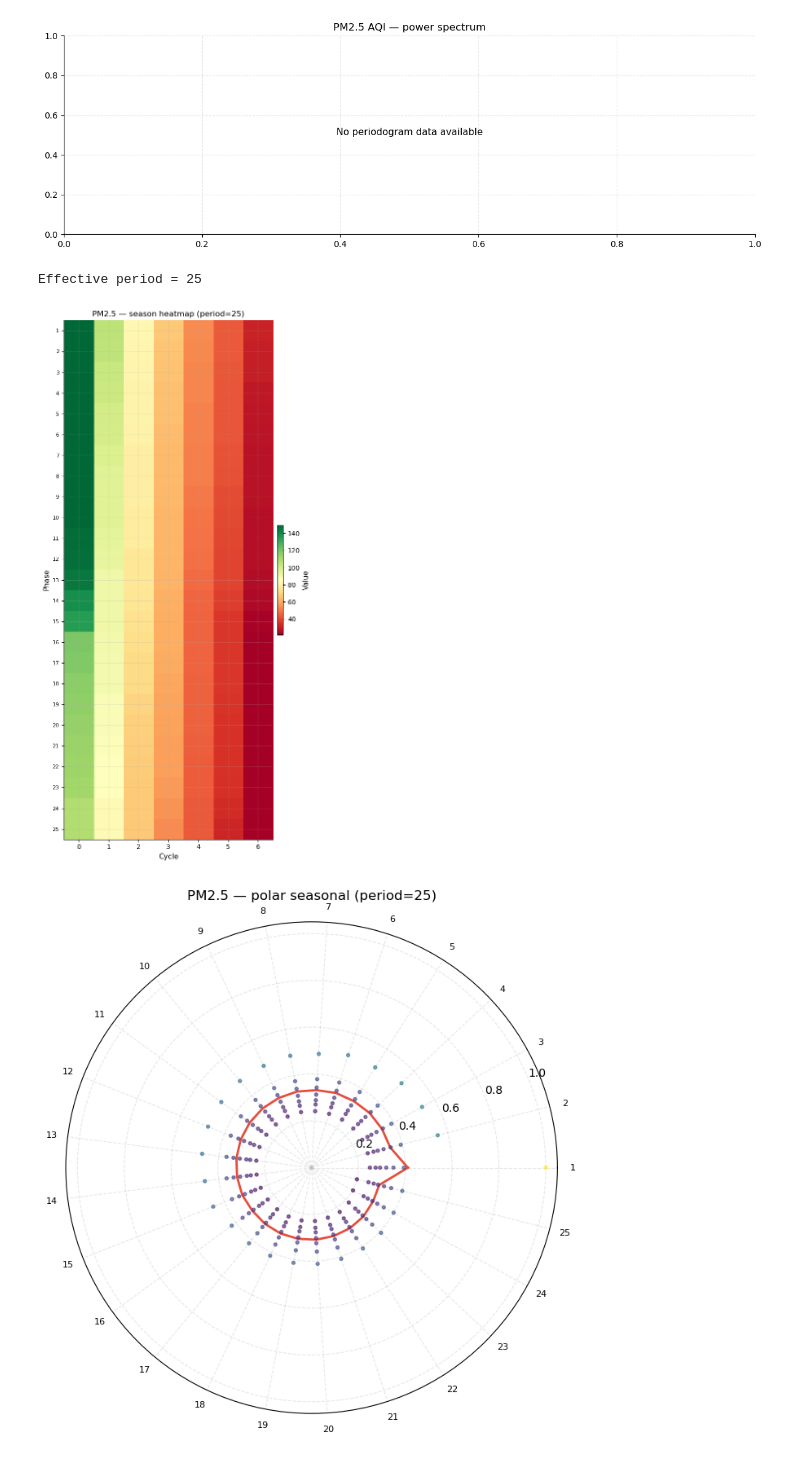
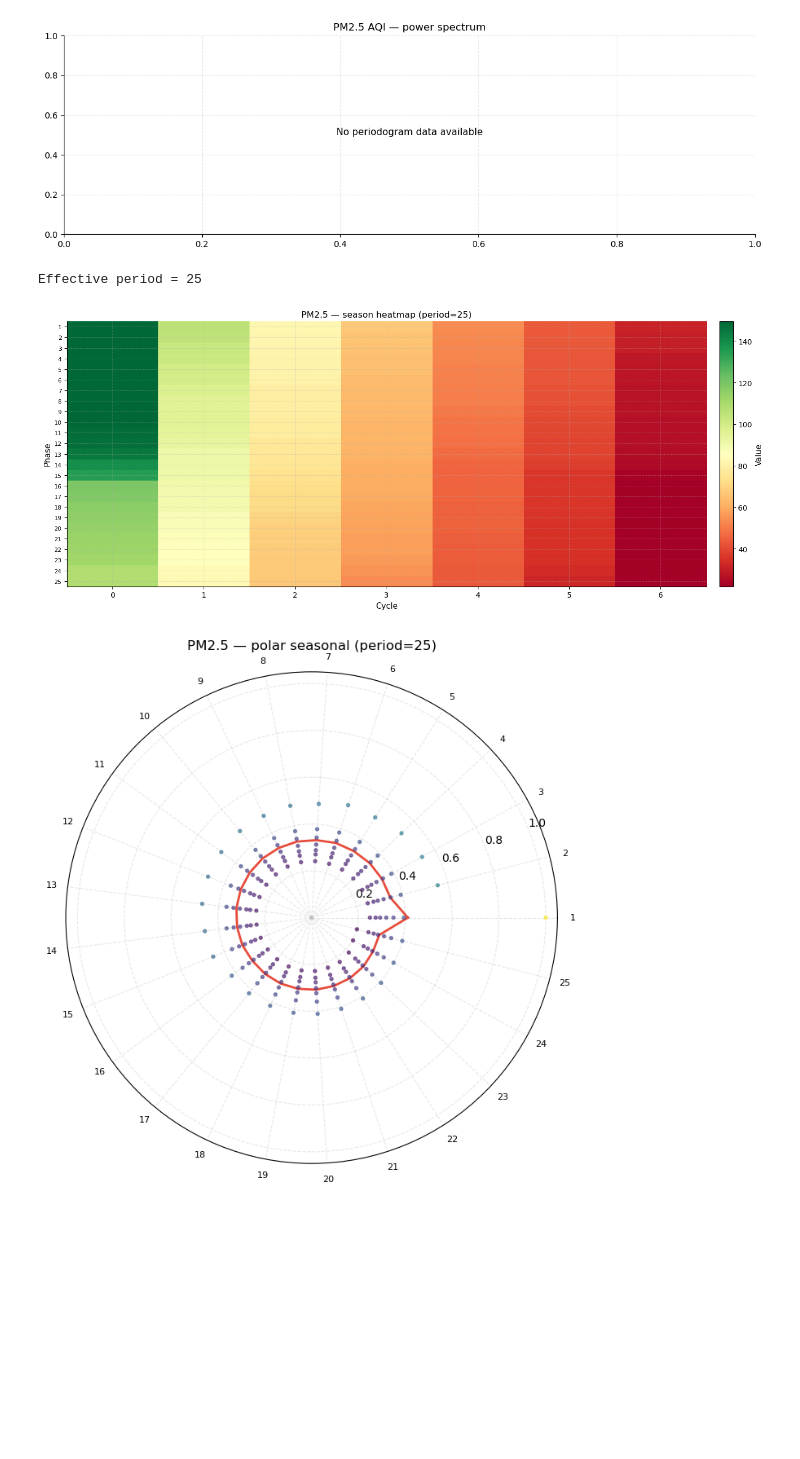
Before and after one commit to amir-jafari/Time-Series-EDA, a Jupyter notebook: notebooks/Global_Air_Pollution_EDA.ipynb, the cells around one changed output. Saved outputs shown, nothing was run; the diff lists cells and outputs as text; code cells hidden in the pictures; blank space fills up the shorter version.

```diff
--- a/notebooks/Global_Air_Pollution_EDA.ipynb
+++ b/notebooks/Global_Air_Pollution_EDA.ipynb
@@ -413,12 +415,12 @@ show(plot_periodogram(sr,
 # %%
 eff_period = sr.dominant_period if sr.dominant_period else PERIOD
 print(f"Effective period = {eff_period}")
 
-show(plot_season_heatmap(ts_pm25, period=eff_period,
+show(plot_season_heatmap(ts_pm25, period=eff_period, figsize=(14, 6),
      title=f"PM2.5 — season heatmap (period={eff_period})"), "07b_season_heatmap.png")
 # %% [output]
 Effective period = 25
-[figure, old version]
+[figure, new version]
 # %%
 show(plot_polar_seasonal(ts_pm25, period=eff_period,
      title=f"PM2.5 — polar seasonal (period={eff_period})"), "07c_polar.png")
```
Also changed, not shown: parts of 10 cells of this notebook.
